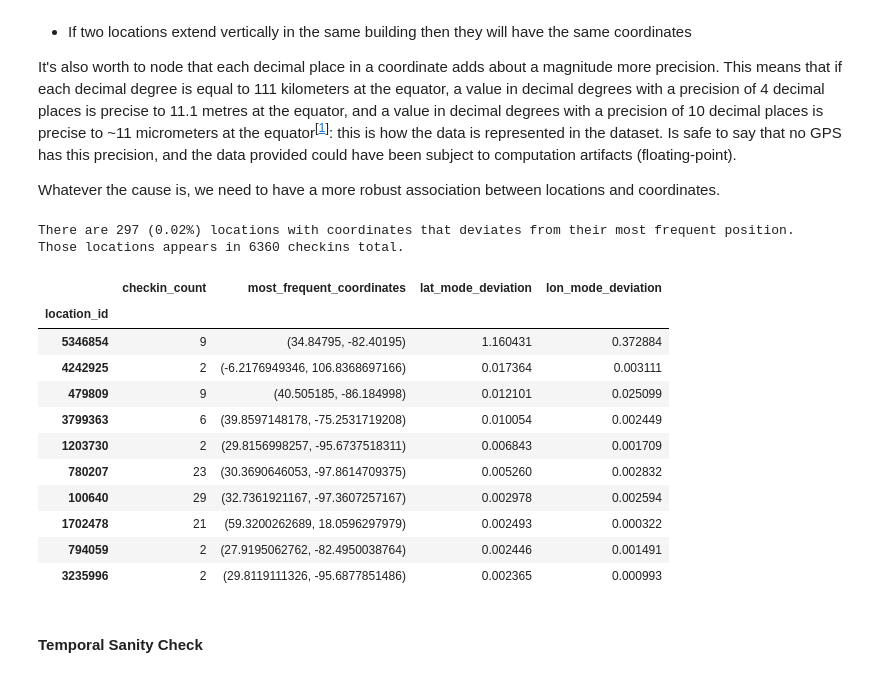
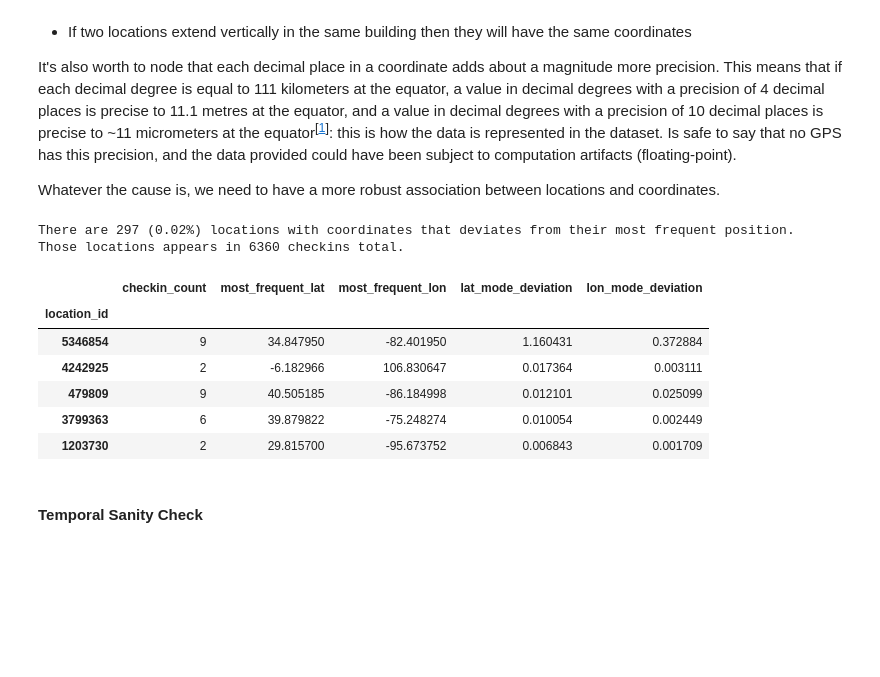
Before and after one commit to quelmitch/link-prediction-learning, a Jupyter notebook: 05_location_based_social_network/05_location_based_social_network.ipynb, the cells around one changed output. Saved outputs shown, nothing was run; the diff lists cells and outputs as text; code cells hidden in the pictures; blank space fills up the shorter version.

Commit message:
Gowalla: Home Location Inference

```diff
--- a/05_location_based_social_network/05_location_based_social_network.ipynb
+++ b/05_location_based_social_network/05_location_based_social_network.ipynb
@@ -52,6 +51,8 @@ except FileNotFoundError:
     print(f"Error: The file '{features_path}' was not found.")
 except Exception as e:
     print(f"An error occurred while reading the file: {e}")
+
+df = df.astype({"user": np.int32, "location_id": np.int32})
 # %% [output]
 DataFrame created successfully
 # %% [markdown]
@@ -225,6 +231,3 @@ dtype: int64
 #### Locations and Coordinates Sanity Check
 # %% [markdown]
 Before working with the location and coordinates we need to assure that this data are well-formed and robust.
-# %%
-# Merge latitude and longitude in a tuple
-df['coordinates'] = list(zip(df['latitude'], df['longitude']))
@@ -230,0 +240,13 @@ df['coordinates'] = list(zip(df['latitude'], df['longitude']))
+# %%
+original_rows = len(df)
+
+lat_min, lat_max = -90, 90
+lon_min, lon_max = -180, 180
+
+valid_coords = (df['latitude'].between(lat_min, lat_max)) & (df['longitude'].between(lon_min, lon_max))
+
+df = df[valid_coords].copy()
+
+rows_removed = original_rows - len(df)
+
+print(f"Removed {rows_removed} rows with invalid coordinates ({(rows_removed / original_rows) * 100:.2f}% of total).")
@@ -271,28 +306,23 @@ locations_df.index.name = 'location_id'
 # %%
 # Extract locations with deviation
 locations_with_deviation = locations_df[(locations_df['lat_mode_deviation'] != 0) | (locations_df['lon_mode_deviation'] != 0)]
 
-print(f"There are {locations_with_deviation.shape[0]} ({locations_with_deviation.shape[0]/locations_df.shape[0]*100:.2f}%) "
-      "locations with coordinates that deviates from their most frequent position.\n"
-      f"Those locations appears in {df[df['location_id'].isin(locations_with_deviation.index.to_series())].shape[0]} checkins total."
+print(f"There are {locations_with_deviation.shape[0]} ({len(locations_with_deviation)/len(locations_df)*100:.2f}%) "
+       "locations with coordinates that deviates from their most frequent position.\n"
+      f"Those locations appears in {len(df[df['location_id'].isin(locations_with_deviation.index.to_series())])} checkins total."
 )
 
-locations_df.sort_values(by=['lat_mode_deviation', 'lon_mode_deviation'], ascending=False).head(10)
+locations_df.sort_values(by=['lat_mode_deviation', 'lon_mode_deviation'], ascending=False).head()
 # %% [output]
 There are 297 (0.02%) locations with coordinates that deviates from their most frequent position.
 Those locations appears in 6360 checkins total.
-|  | checkin_count | most_frequent_coordinates | lat_mode_deviation | lon_mode_deviation |
-| location_id |  |  |  |  |
-| 5346854 | 9 | (34.84795, -82.40195) | 1.160431 | 0.372884 |
-| 4242925 | 2 | (-6.2176949346, 106.8368697166) | 0.017364 | 0.003111 |
-| 479809 | 9 | (40.505185, -86.184998) | 0.012101 | 0.025099 |
-| 3799363 | 6 | (39.8597148178, -75.2531719208) | 0.010054 | 0.002449 |
-| 1203730 | 2 | (29.8156998257, -95.6737518311) | 0.006843 | 0.001709 |
-| 780207 | 23 | (30.3690646053, -97.8614709375) | 0.005260 | 0.002832 |
-| 100640 | 29 | (32.7361921167, -97.3607257167) | 0.002978 | 0.002594 |
-| 1702478 | 21 | (59.3200262689, 18.0596297979) | 0.002493 | 0.000322 |
-| 794059 | 2 | (27.9195062762, -82.4950038764) | 0.002446 | 0.001491 |
-| 3235996 | 2 | (29.8119111326, -95.6877851486) | 0.002365 | 0.000993 |
+|  | checkin_count | most_frequent_lat | most_frequent_lon | lat_mode_deviation | lon_mode_deviation |
+| location_id |  |  |  |  |  |
+| 5346854 | 9 | 34.847950 | -82.401950 | 1.160431 | 0.372884 |
+| 4242925 | 2 | -6.182966 | 106.830647 | 0.017364 | 0.003111 |
+| 479809 | 9 | 40.505185 | -86.184998 | 0.012101 | 0.025099 |
+| 3799363 | 6 | 39.879822 | -75.248274 | 0.010054 | 0.002449 |
+| 1203730 | 2 | 29.815700 | -95.673752 | 0.006843 | 0.001709 |
 # %% [markdown]
 #### Temporal Sanity Check
 # %% [markdown]
```
Also changed, not shown: parts of 35 cells of this notebook.
